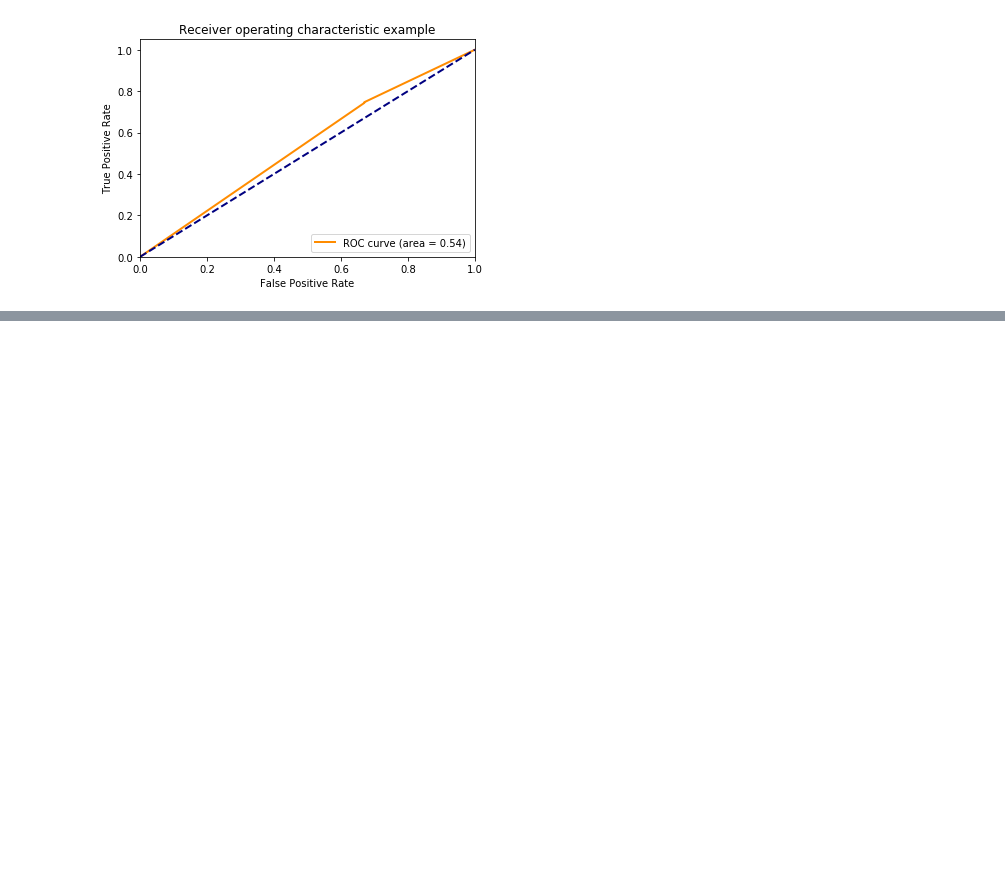
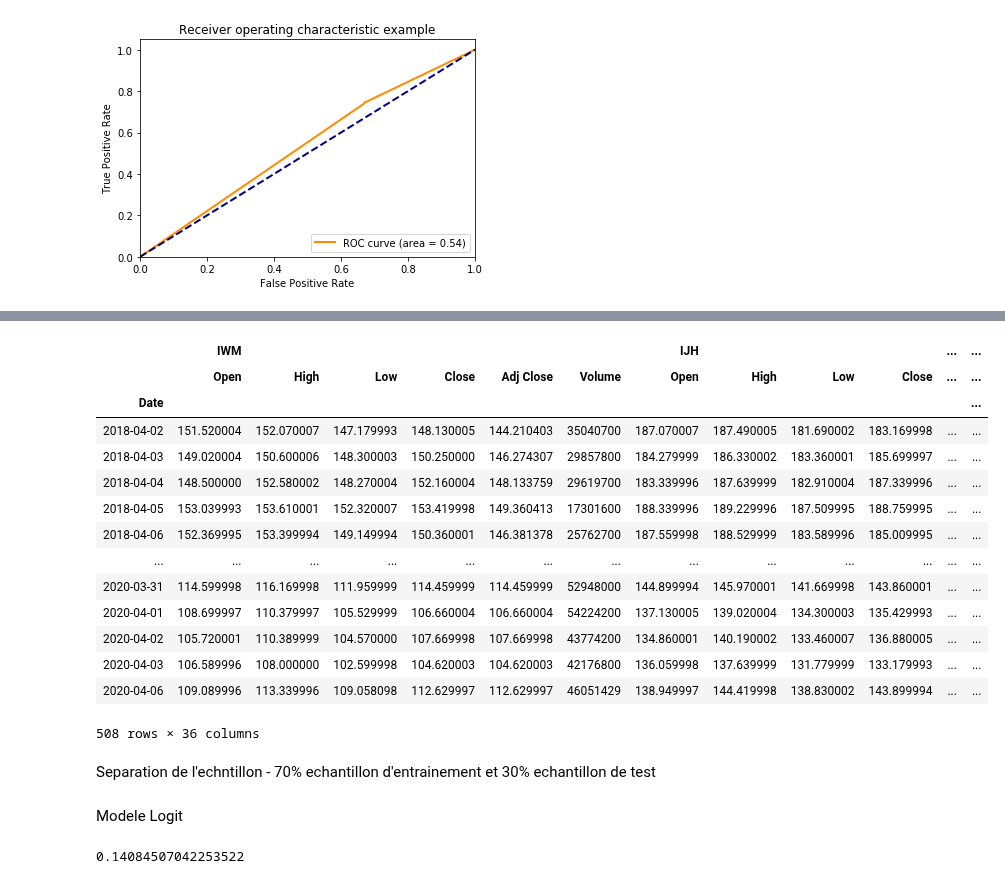
Before and after one commit to poclecoqq/Trending-stocks, a Jupyter notebook: tp2/TP2.ipynb, the cells around one changed output, grey strips where cells are left out. Cells and saved outputs as stored; diff of their text form; code cells hidden in the pictures; blank space fills up the shorter version.

Commit message:
ajout logit

```diff
--- a/tp2/TP2.ipynb
+++ b/tp2/TP2.ipynb
@@ -376,0 +450,22 @@ plt.show()
+# %%
+#X = np.array(Data.drop(columns='Adj Close'))
+df_model = pd.DataFrame(Data)
+df_model
+# %% [output]
+|  | IWM |  |  |  |  |  | IJH |  |  |  | ... | ... |
+|  | Open | High | Low | Close | Adj Close | Volume | Open | High | Low | Close | ... | ... |
+| Date |  |  |  |  |  |  |  |  |  |  |  | ... |
+| 2018-04-02 | 151.520004 | 152.070007 | 147.179993 | 148.130005 | 144.210403 | 35040700 | 187.070007 | 187.490005 | 181.690002 | 183.169998 | ... | ... |
+| 2018-04-03 | 149.020004 | 150.600006 | 148.300003 | 150.250000 | 146.274307 | 29857800 | 184.279999 | 186.330002 | 183.360001 | 185.699997 | ... | ... |
+| 2018-04-04 | 148.500000 | 152.580002 | 148.270004 | 152.160004 | 148.133759 | 29619700 | 183.339996 | 187.639999 | 182.910004 | 187.339996 | ... | ... |
+| 2018-04-05 | 153.039993 | 153.610001 | 152.320007 | 153.419998 | 149.360413 | 17301600 | 188.339996 | 189.229996 | 187.509995 | 188.759995 | ... | ... |
+| 2018-04-06 | 152.369995 | 153.399994 | 149.149994 | 150.360001 | 146.381378 | 25762700 | 187.559998 | 188.529999 | 183.589996 | 185.009995 | ... | ... |
+| ... | ... | ... | ... | ... | ... | ... | ... | ... | ... | ... | ... | ... |
+| 2020-03-31 | 114.599998 | 116.169998 | 111.959999 | 114.459999 | 114.459999 | 52948000 | 144.899994 | 145.970001 | 141.669998 | 143.860001 | ... | ... |
+| 2020-04-01 | 108.699997 | 110.379997 | 105.529999 | 106.660004 | 106.660004 | 54224200 | 137.130005 | 139.020004 | 134.300003 | 135.429993 | ... | ... |
+| 2020-04-02 | 105.720001 | 110.389999 | 104.570000 | 107.669998 | 107.669998 | 43774200 | 134.860001 | 140.190002 | 133.460007 | 136.880005 | ... | ... |
+| 2020-04-03 | 106.589996 | 108.000000 | 102.599998 | 104.620003 | 104.620003 | 42176800 | 136.059998 | 137.639999 | 131.779999 | 133.179993 | ... | ... |
+| 2020-04-06 | 109.089996 | 113.339996 | 109.058098 | 112.629997 | 112.629997 | 46051429 | 138.949997 | 144.419998 | 138.830002 | 143.899994 | ... | ... |
+508 rows × 36 columns
+# %% [markdown]
+Separation de l'echntillon - 70% echantillon d'entrainement et 30%  echantillon de test
@@ -376,0 +485,21 @@ plt.show()
+# %% [markdown]
+Modele Logit
+# %%
+#https://scikit-learn.org/stable/modules/generated/sklearn.linear_model.LogisticRegression.html
+from sklearn.linear_model import LogisticRegression
+ModeleLogit = LogisticRegression()
+
+# PROBLEME JE DOIS CONVERTIR EN INT POUR UTILISER
+from sklearn import utils
+newTrainX = trainX.astype('int')
+newTrainY = trainY.astype('int')
+newTestX = testX.astype('int')
+newTestY = testY.astype('int')
+#print(utils.multiclass.type_of_target(newTrainX))
+#print(utils.multiclass.type_of_target(newTrainY))
+
+
+ModeleLogit.fit(newTrainX, newTrainY)
+ModeleLogit.score(newTrainX, newTrainY)
+# %% [output]
+0.14084507042253522
```
Also changed, not shown: parts of 24 cells of this notebook, 3 other files.
